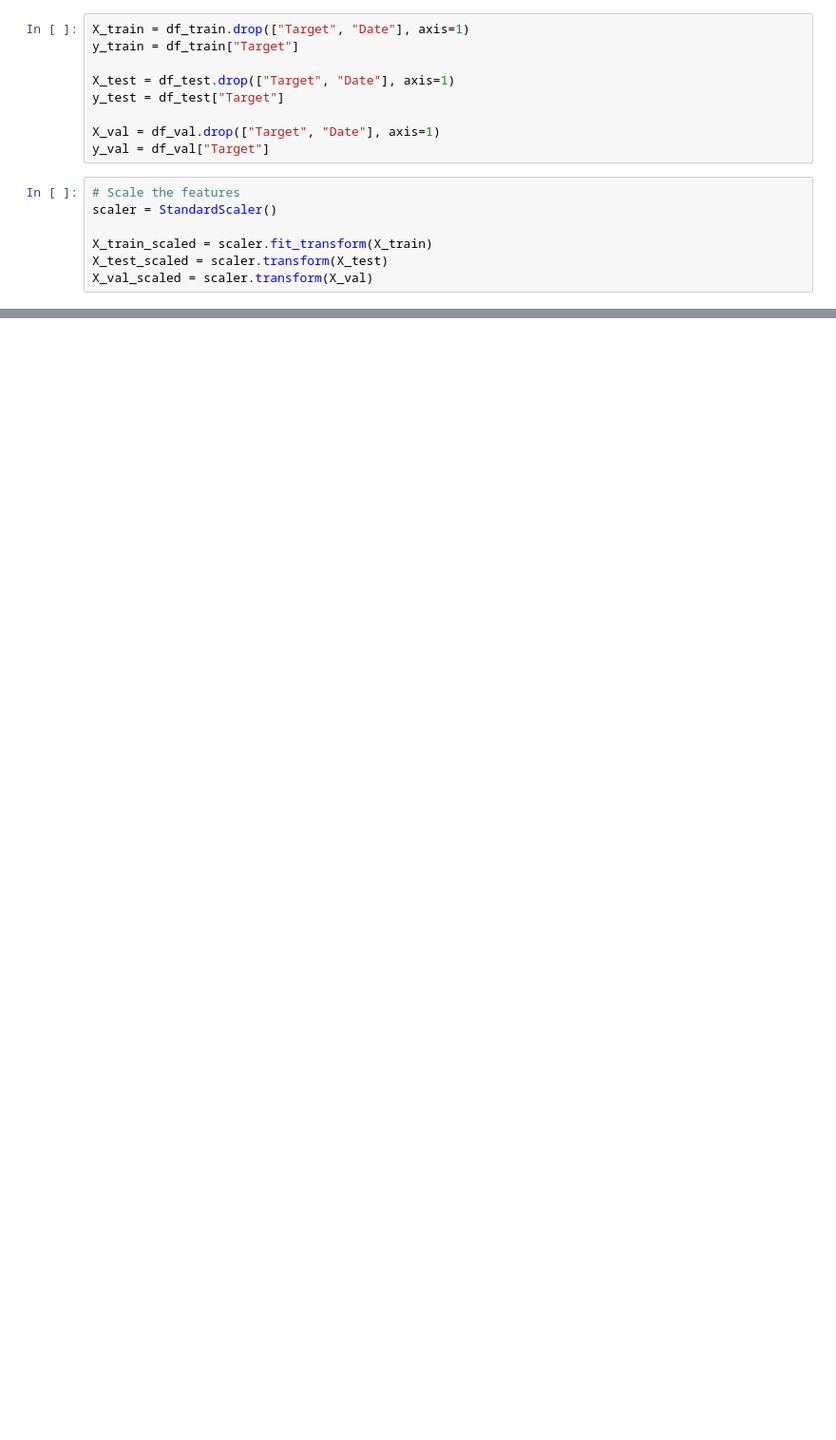
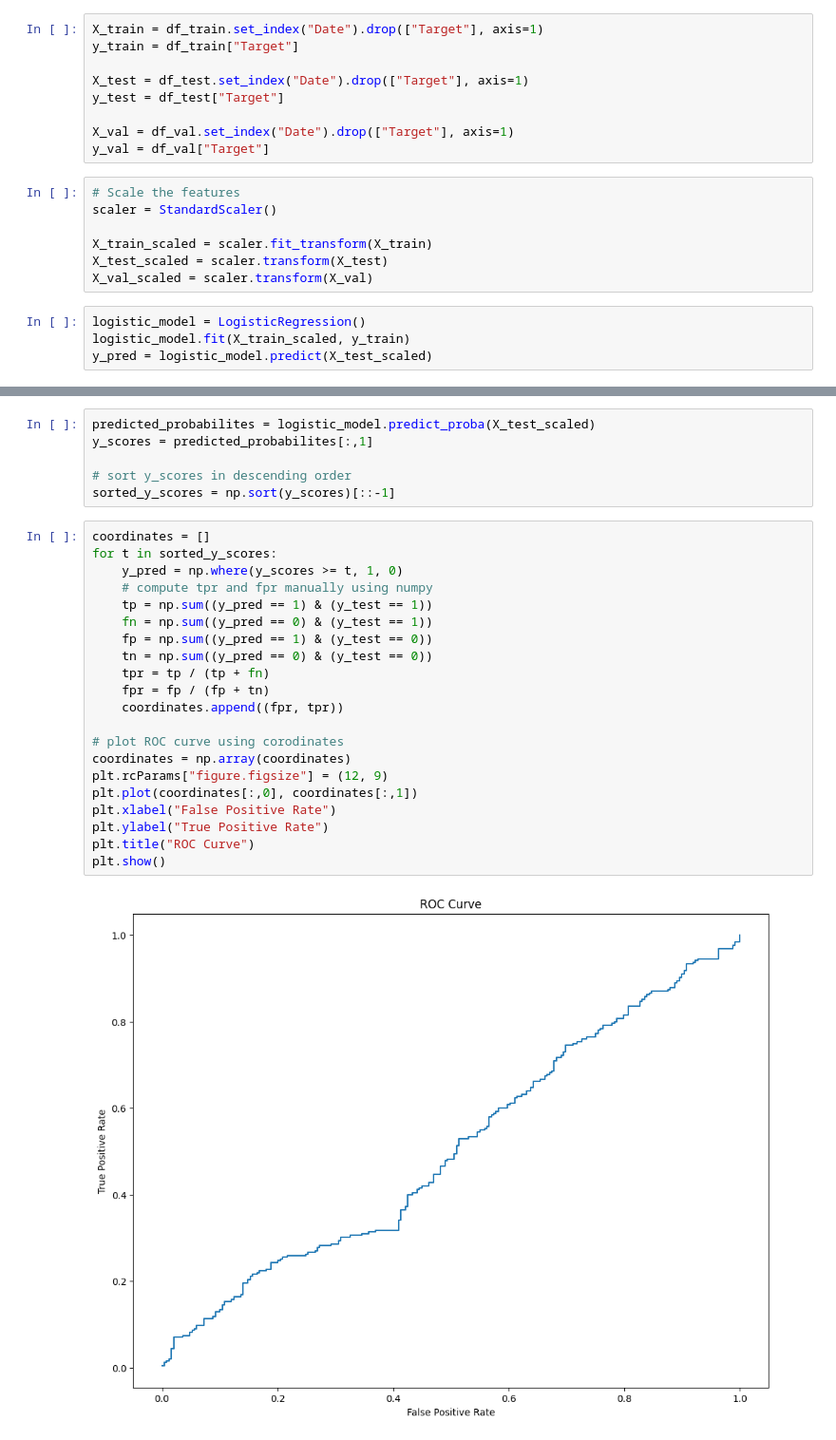
Before and after one commit to MeetPatel89/stock_direct, a Jupyter notebook: notebooks/explore-0.0.1.ipynb, the cells around one changed output, grey strips where cells are left out. Shown at 95% size. Saved outputs shown, nothing was run; the diff lists cells and outputs as text; blank space fills up the shorter version.

Commit message:
compute ROC curve using different thresholds for computed probabilities

```diff
--- a/notebooks/explore-0.0.1.ipynb
+++ b/notebooks/explore-0.0.1.ipynb
@@ -208,13 +209,13 @@ df_train
 | 4780 | 2016-05-13 | 714.640015 | 719.250000 | 706.510010 | 709.919983 | 709.919983 | 4763400 | 0 | -4.720032 | ... |
 4781 rows × 12 columns
 # %%
-X_train = df_train.drop(["Target", "Date"], axis=1)
+X_train = df_train.set_index("Date").drop(["Target"], axis=1)
 y_train = df_train["Target"]
 
-X_test = df_test.drop(["Target", "Date"], axis=1)
+X_test = df_test.set_index("Date").drop(["Target"], axis=1)
 y_test = df_test["Target"]
 
-X_val = df_val.drop(["Target", "Date"], axis=1)
+X_val = df_val.set_index("Date").drop(["Target"], axis=1)
 y_val = df_val["Target"]
 # %%
 # Scale the features
@@ -223,3 +224,7 @@ scaler = StandardScaler()
 X_train_scaled = scaler.fit_transform(X_train)
 X_test_scaled = scaler.transform(X_test)
 X_val_scaled = scaler.transform(X_val)
+# %%
+logistic_model = LogisticRegression()
+logistic_model.fit(X_train_scaled, y_train)
+y_pred = logistic_model.predict(X_test_scaled)
@@ -225,0 +233,29 @@ X_val_scaled = scaler.transform(X_val)
+# %%
+predicted_probabilites = logistic_model.predict_proba(X_test_scaled)
+y_scores = predicted_probabilites[:,1]
+
+# sort y_scores in descending order
+sorted_y_scores = np.sort(y_scores)[::-1]
+# %%
+coordinates = []
+for t in sorted_y_scores:
+    y_pred = np.where(y_scores >= t, 1, 0)
+    # compute tpr and fpr manually using numpy
+    tp = np.sum((y_pred == 1) & (y_test == 1))
+    fn = np.sum((y_pred == 0) & (y_test == 1))
+    fp = np.sum((y_pred == 1) & (y_test == 0))
+    tn = np.sum((y_pred == 0) & (y_test == 0))
+    tpr = tp / (tp + fn)
+    fpr = fp / (fp + tn)
+    coordinates.append((fpr, tpr))
+
+# plot ROC curve using corodinates
+coordinates = np.array(coordinates)
+plt.rcParams["figure.figsize"] = (12, 9)
+plt.plot(coordinates[:,0], coordinates[:,1])
+plt.xlabel("False Positive Rate")
+plt.ylabel("True Positive Rate")
+plt.title("ROC Curve")
+plt.show()
+# %% [output]
+[figure, added]
```
Also changed, not shown: parts of 13 cells of this notebook.
